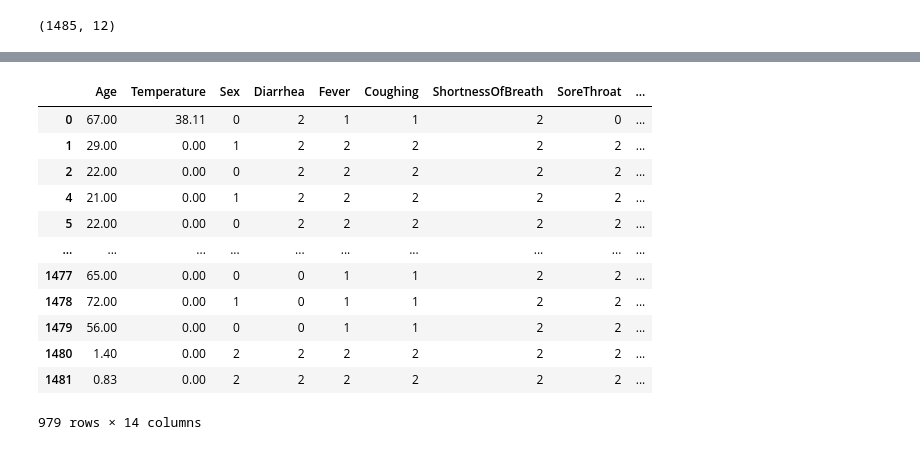
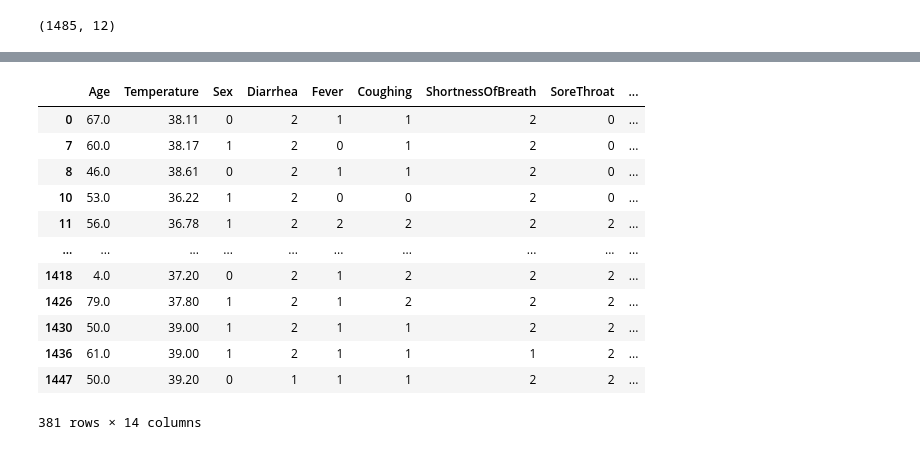
Before and after one commit to evelina03/spectral_clustering, a Jupyter notebook: Dataset_2/OPTICS.ipynb, the cells around one changed output, grey strips where cells are left out. Cells and saved outputs as stored; diff of their text form; code cells hidden in the pictures.

```diff
--- a/Dataset_2/OPTICS.ipynb
+++ b/Dataset_2/OPTICS.ipynb
@@ -43,7 +32,7 @@ df_cluster.head()
 #OPTIC CLUSTERING with visualization
 
 def optic_clustering(df,n,k):
-    """Function to perform kmeans
+    """Function to perform optic
     Args:
         df (dataframe): dataframe of points to be clustered
         n (integer): min number of point to form a cluster
@@ -65,5 +86,4 @@ def optic_clustering(df,n,k):
 # %%
-df_cluster_1, plot = optic_clustering(df_cluster,200,2)
-df_cluster_1.head()
-df_cluster_1.cluster.unique()
+df_cluster1, plot1 = optic_clustering(df_cluster,200,2)
+df_cluster1.head()
 # %% [output]
@@ -82,19 +118,19 @@ def cluster_grouping(df) :
 
     return cluster_list
 # %%
-clusters = cluster_grouping(df_cluster)
+clusters = cluster_grouping(df_cluster1)
 clusters[0]
 # %% [output]
 |  | Age | Temperature | Sex | Diarrhea | Fever | Coughing | ShortnessOfBreath | SoreThroat | ... |
-| 0 | 67.00 | 38.11 | 0 | 2 | 1 | 1 | 2 | 0 | ... |
-| 1 | 29.00 | 0.00 | 1 | 2 | 2 | 2 | 2 | 2 | ... |
-| 2 | 22.00 | 0.00 | 0 | 2 | 2 | 2 | 2 | 2 | ... |
-| 4 | 21.00 | 0.00 | 1 | 2 | 2 | 2 | 2 | 2 | ... |
-| 5 | 22.00 | 0.00 | 0 | 2 | 2 | 2 | 2 | 2 | ... |
+| 0 | 67.0 | 38.11 | 0 | 2 | 1 | 1 | 2 | 0 | ... |
+| 7 | 60.0 | 38.17 | 1 | 2 | 0 | 1 | 2 | 0 | ... |
+| 8 | 46.0 | 38.61 | 0 | 2 | 1 | 1 | 2 | 0 | ... |
+| 10 | 53.0 | 36.22 | 1 | 2 | 0 | 0 | 2 | 0 | ... |
+| 11 | 56.0 | 36.78 | 1 | 2 | 2 | 2 | 2 | 2 | ... |
 | ... | ... | ... | ... | ... | ... | ... | ... | ... | ... |
-| 1477 | 65.00 | 0.00 | 0 | 0 | 1 | 1 | 2 | 2 | ... |
-| 1478 | 72.00 | 0.00 | 1 | 0 | 1 | 1 | 2 | 2 | ... |
-| 1479 | 56.00 | 0.00 | 0 | 0 | 1 | 1 | 2 | 2 | ... |
-| 1480 | 1.40 | 0.00 | 2 | 2 | 2 | 2 | 2 | 2 | ... |
-| 1481 | 0.83 | 0.00 | 2 | 2 | 2 | 2 | 2 | 2 | ... |
+| 1418 | 4.0 | 37.20 | 0 | 2 | 1 | 2 | 2 | 2 | ... |
+| 1426 | 79.0 | 37.80 | 1 | 2 | 1 | 2 | 2 | 2 | ... |
+| 1430 | 50.0 | 39.00 | 1 | 2 | 1 | 1 | 2 | 2 | ... |
+| 1436 | 61.0 | 39.00 | 1 | 2 | 1 | 1 | 1 | 2 | ... |
+| 1447 | 50.0 | 39.20 | 0 | 1 | 1 | 1 | 2 | 2 | ... |
-979 rows × 14 columns
+381 rows × 14 columns
```
Also changed, not shown: parts of 5 cells of this notebook, 2 other files.
